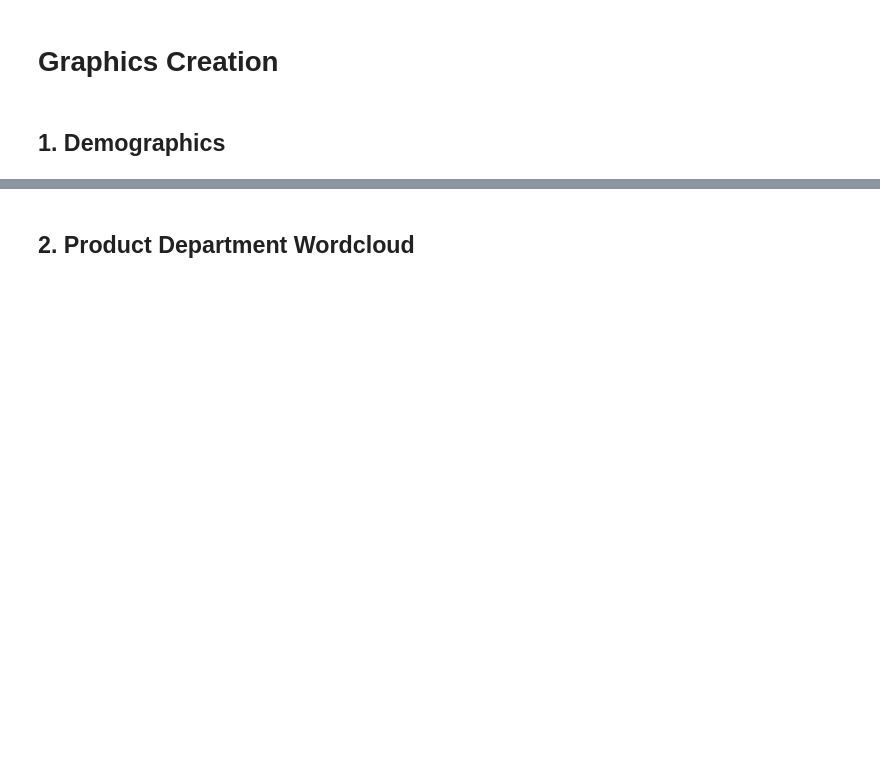
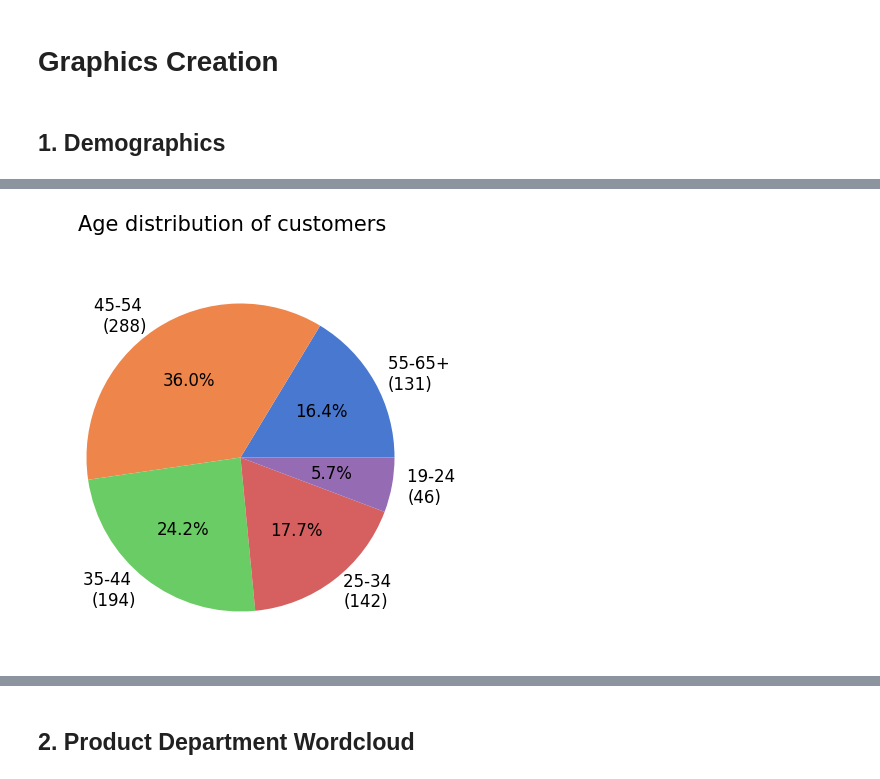
Before and after one commit to Medkallel/Dunhumby-The-complete-Journey-Dashboard, a Jupyter notebook: Src/Data_Exploration-Preprocessing.ipynb, the cells around one changed output, grey strips where cells are left out. Saved outputs shown, nothing was run; the diff lists cells and outputs as text; code cells hidden in the pictures; blank space fills up the shorter version.

```diff
--- a/Src/Data_Exploration-Preprocessing.ipynb
+++ b/Src/Data_Exploration-Preprocessing.ipynb
@@ -1034,0 +1009,11 @@ plt.show()
+# %%
+age_counts = df_demographic['AGE_DESC'].replace("55-64","55-65+").replace("65+","55-65+").value_counts().sort_index(ascending=False)
+labels = [f'{age} \n({count})' for age, count in zip(age_counts.index, age_counts.values)]
+colors = sns.color_palette("muted")
+fig, ax = plt.subplots(figsize=(7, 5))
+ax.pie(age_counts, labels=labels, autopct='%1.1f%%', colors=colors,
+    textprops={'fontsize': 12, 'fontweight': 500},)
+fig.suptitle('Age distribution of customers', fontsize=15, fontweight=500)
+plt.show()
+# %% [output]
+[figure, added]
```
Also changed, not shown: parts of 12 cells of this notebook, 4 other files.
